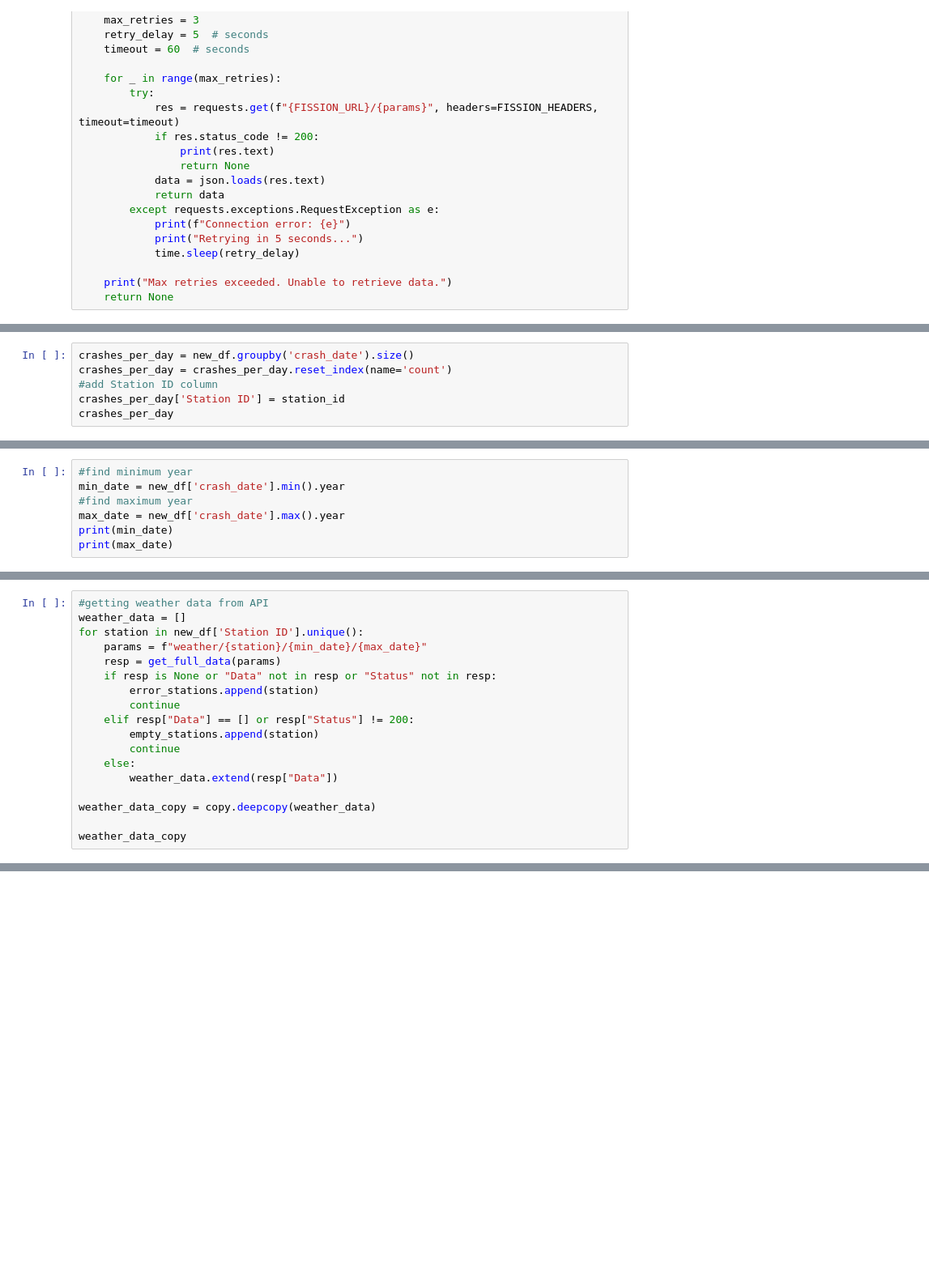
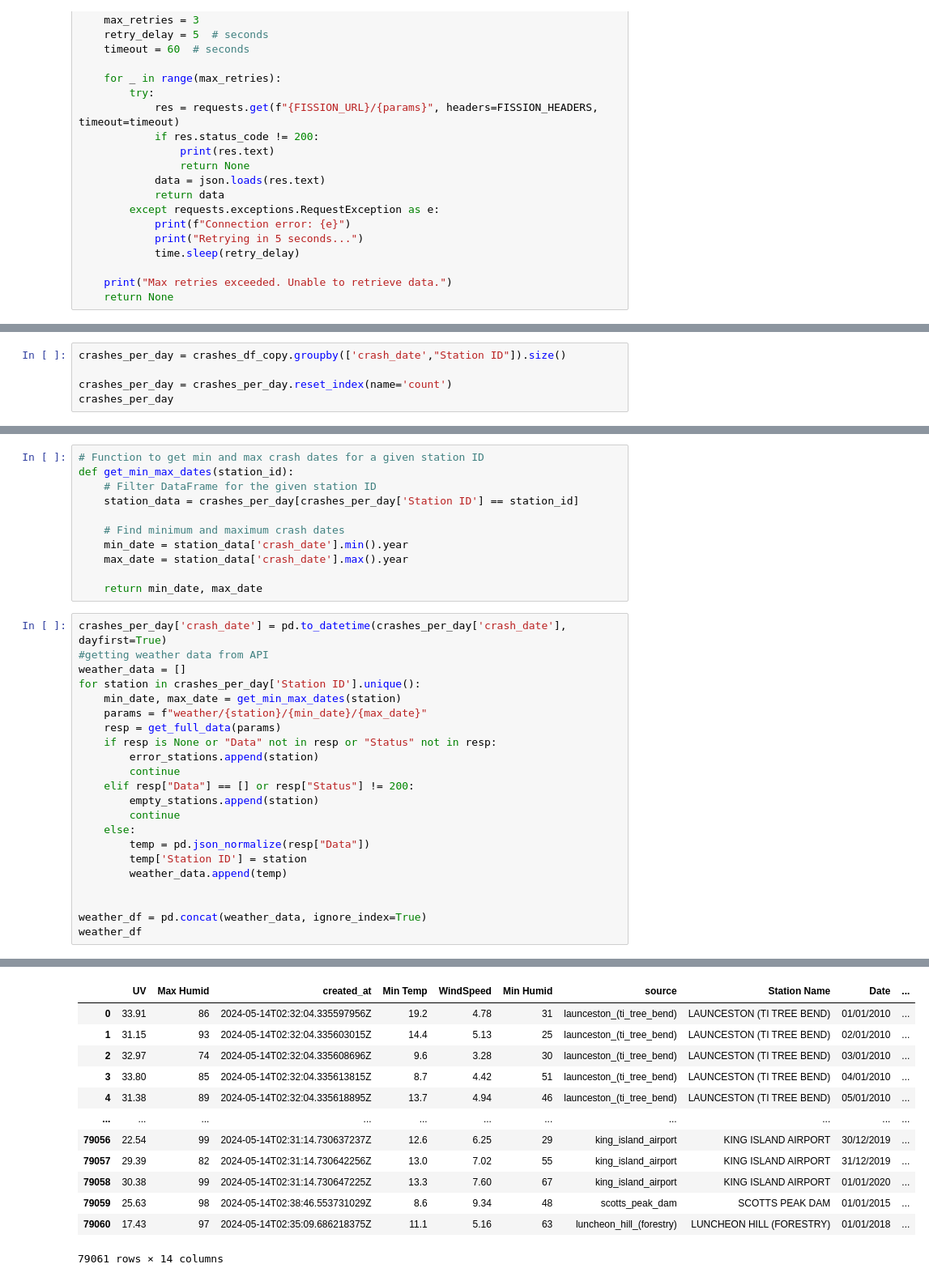
Before and after one commit to jeffphan8816/CloudDataScience, a Jupyter notebook: frontend/weathervscrashmodel.ipynb, the cells around one changed output, grey strips where cells are left out. Shown at 81% size. Cells and saved outputs as stored; diff of their text form; blank space fills up the shorter version.

```diff
--- a/frontend/weathervscrashmodel.ipynb
+++ b/frontend/weathervscrashmodel.ipynb
@@ -360,6 +156,5 @@ new_df['Station ID'] = new_df['Station ID'].astype(str)
 # %%
-crashes_per_day = new_df.groupby('crash_date').size()
+crashes_per_day = crashes_df_copy.groupby(['crash_date',"Station ID"]).size()
+
 crashes_per_day = crashes_per_day.reset_index(name='count')
-#add Station ID column
-crashes_per_day['Station ID'] = station_id
 crashes_per_day
@@ -366,7 +174,0 @@ crashes_per_day
-# %%
-#find minimum year
-min_date = new_df['crash_date'].min().year
-#find maximum year
-max_date = new_df['crash_date'].max().year
-print(min_date)
-print(max_date)
@@ -373,7 +182,20 @@ print(max_date)
+# %%
+# Function to get min and max crash dates for a given station ID
+def get_min_max_dates(station_id):
+    # Filter DataFrame for the given station ID
+    station_data = crashes_per_day[crashes_per_day['Station ID'] == station_id]
+
+    # Find minimum and maximum crash dates
+    min_date = station_data['crash_date'].min().year
+    max_date = station_data['crash_date'].max().year
+
+    return min_date, max_date
 # %%
+crashes_per_day['crash_date'] = pd.to_datetime(crashes_per_day['crash_date'], dayfirst=True)
 #getting weather data from API
 weather_data = []
-for station in new_df['Station ID'].unique():
+for station in crashes_per_day['Station ID'].unique():
+    min_date, max_date = get_min_max_dates(station)
     params = f"weather/{station}/{min_date}/{max_date}"
     resp = get_full_data(params)
     if resp is None or "Data" not in resp or "Status" not in resp:
@@ -383,8 +205,11 @@ for station in new_df['Station ID'].unique():
         empty_stations.append(station)
         continue
     else:
-        weather_data.extend(resp["Data"])
+        temp = pd.json_normalize(resp["Data"])
+        temp['Station ID'] = station
+        weather_data.append(temp)
 
-weather_data_copy = copy.deepcopy(weather_data)
 
-weather_data_copy
+weather_df = pd.concat(weather_data, ignore_index=True)
+weather_df
+# %% [output]
@@ -391,2 +233,15 @@ weather_data_copy
+|  | UV | Max Humid | created_at | Min Temp | WindSpeed | Min Humid | source | Station Name | Date | ... |
+| 0 | 33.91 | 86 | 2024-05-14T02:32:04.335597956Z | 19.2 | 4.78 | 31 | launceston_(ti_tree_bend) | LAUNCESTON (TI TREE BEND) | 01/01/2010 | ... |
+| 1 | 31.15 | 93 | 2024-05-14T02:32:04.335603015Z | 14.4 | 5.13 | 25 | launceston_(ti_tree_bend) | LAUNCESTON (TI TREE BEND) | 02/01/2010 | ... |
+| 2 | 32.97 | 74 | 2024-05-14T02:32:04.335608696Z | 9.6 | 3.28 | 30 | launceston_(ti_tree_bend) | LAUNCESTON (TI TREE BEND) | 03/01/2010 | ... |
+| 3 | 33.80 | 85 | 2024-05-14T02:32:04.335613815Z | 8.7 | 4.42 | 51 | launceston_(ti_tree_bend) | LAUNCESTON (TI TREE BEND) | 04/01/2010 | ... |
+| 4 | 31.38 | 89 | 2024-05-14T02:32:04.335618895Z | 13.7 | 4.94 | 46 | launceston_(ti_tree_bend) | LAUNCESTON (TI TREE BEND) | 05/01/2010 | ... |
+| ... | ... | ... | ... | ... | ... | ... | ... | ... | ... | ... |
+| 79056 | 22.54 | 99 | 2024-05-14T02:31:14.730637237Z | 12.6 | 6.25 | 29 | king_island_airport | KING ISLAND AIRPORT | 30/12/2019 | ... |
+| 79057 | 29.39 | 82 | 2024-05-14T02:31:14.730642256Z | 13.0 | 7.02 | 55 | king_island_airport | KING ISLAND AIRPORT | 31/12/2019 | ... |
+| 79058 | 30.38 | 99 | 2024-05-14T02:31:14.730647225Z | 13.3 | 7.60 | 67 | king_island_airport | KING ISLAND AIRPORT | 01/01/2020 | ... |
+| 79059 | 25.63 | 98 | 2024-05-14T02:38:46.553731029Z | 8.6 | 9.34 | 48 | scotts_peak_dam | SCOTTS PEAK DAM | 01/01/2015 | ... |
+| 79060 | 17.43 | 97 | 2024-05-14T02:35:09.686218375Z | 11.1 | 5.16 | 63 | luncheon_hill_(forestry) | LUNCHEON HILL (FORESTRY) | 01/01/2018 | ... |
+79061 rows × 14 columns
 # %%
 
```
Also changed, not shown: parts of 23 cells of this notebook, 1 other file.
